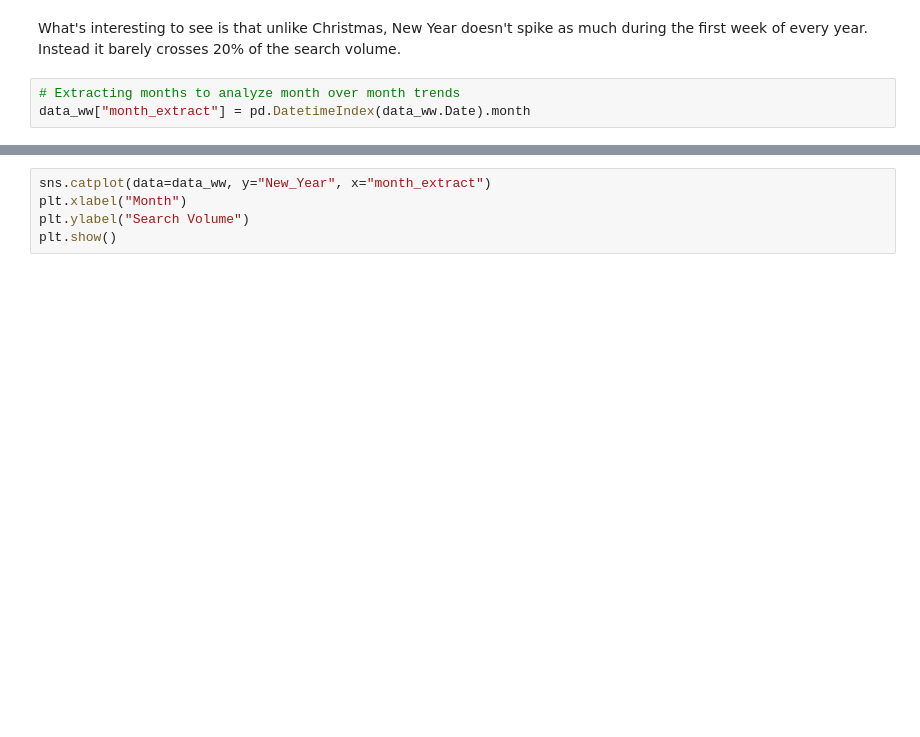
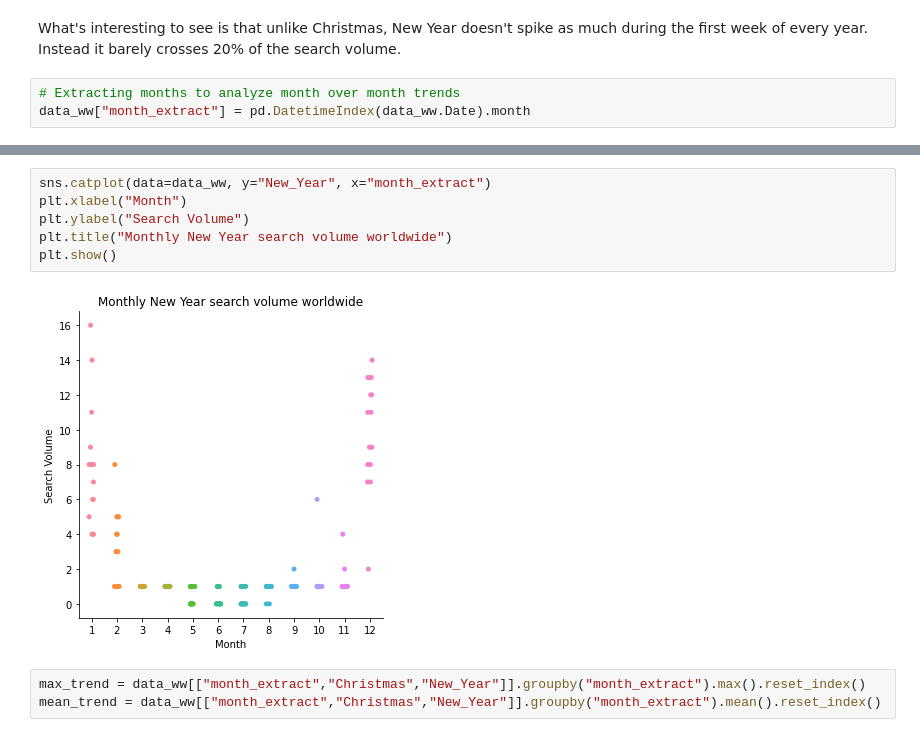
Before and after one commit to anveshsaxena/Christmas-vs-New_Year, a Jupyter notebook: christmas-v-s-new-year.ipynb, the cells around one changed output, grey strips where cells are left out. Cells and saved outputs as stored; diff of their text form; blank space fills up the shorter version.

```diff
--- a/christmas-v-s-new-year.ipynb
+++ b/christmas-v-s-new-year.ipynb
@@ -113,5 +120,11 @@ plt.show()
 # %%
 sns.catplot(data=data_ww, y="New_Year", x="month_extract")
 plt.xlabel("Month")
 plt.ylabel("Search Volume")
+plt.title("Monthly New Year search volume worldwide")
 plt.show()
+# %% [output]
+[figure, added]
+# %%
+max_trend = data_ww[["month_extract","Christmas","New_Year"]].groupby("month_extract").max().reset_index()
+mean_trend = data_ww[["month_extract","Christmas","New_Year"]].groupby("month_extract").mean().reset_index()
```
Also changed, not shown: parts of 10 cells of this notebook.
